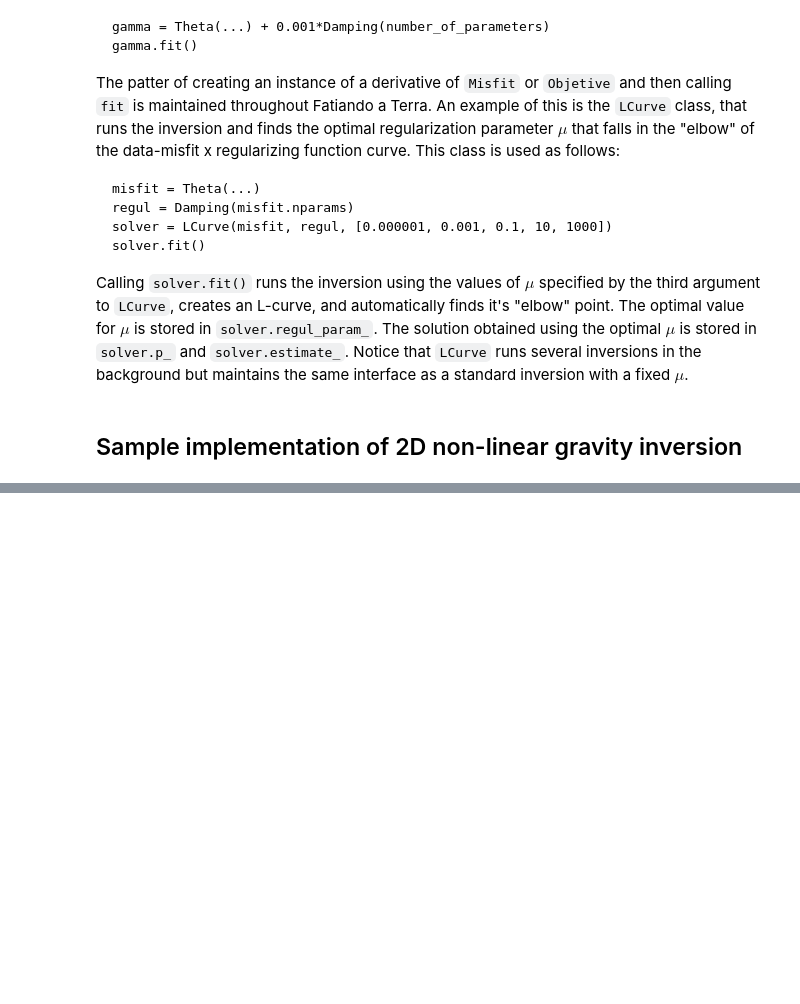
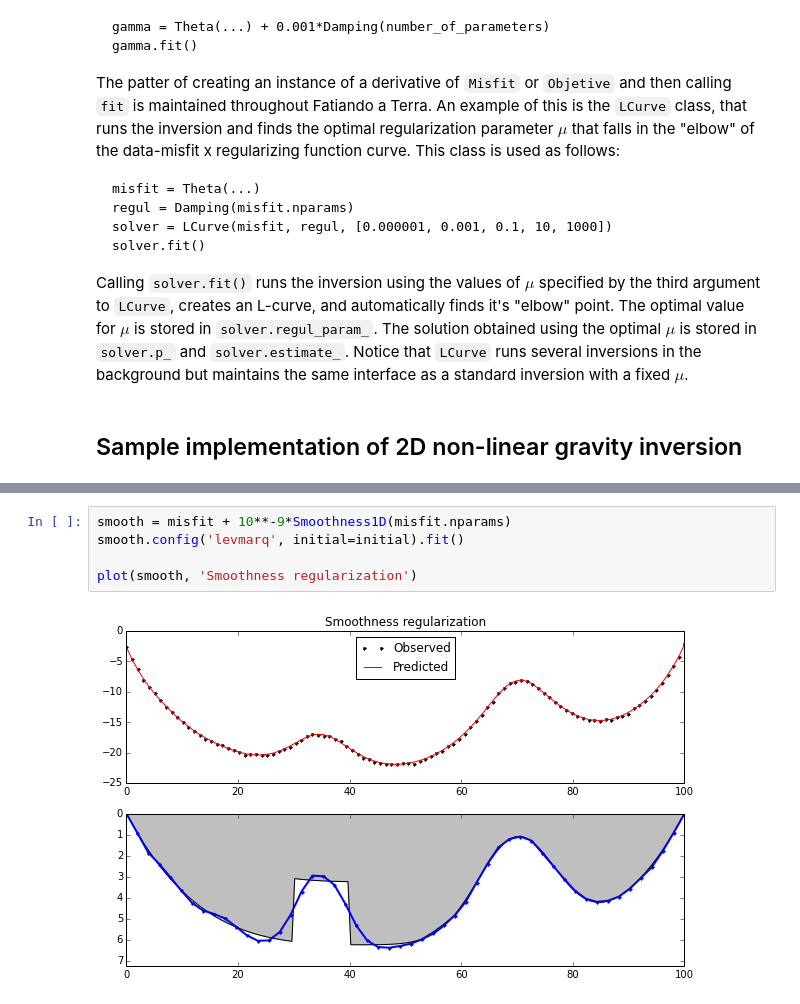
Before and after one commit to leouieda/relatorio-anual-geofisica-2014, a Jupyter notebook: phd-report-2014.ipynb, the cells around one changed output, grey strips where cells are left out. Cells and saved outputs as stored; diff of their text form; blank space fills up the shorter version.

```diff
--- a/phd-report-2014.ipynb
+++ b/phd-report-2014.ipynb
@@ -180,0 +283,7 @@ To exemplify the use of the inverse problems API in Fatiando a Terra, we'll impl
+# %%
+smooth = misfit + 10**-9*Smoothness1D(misfit.nparams)
+smooth.config('levmarq', initial=initial).fit()
+
+plot(smooth, 'Smoothness regularization')
+# %% [output]
+[figure, added]
```
Also changed, not shown: parts of 12 cells of this notebook.
